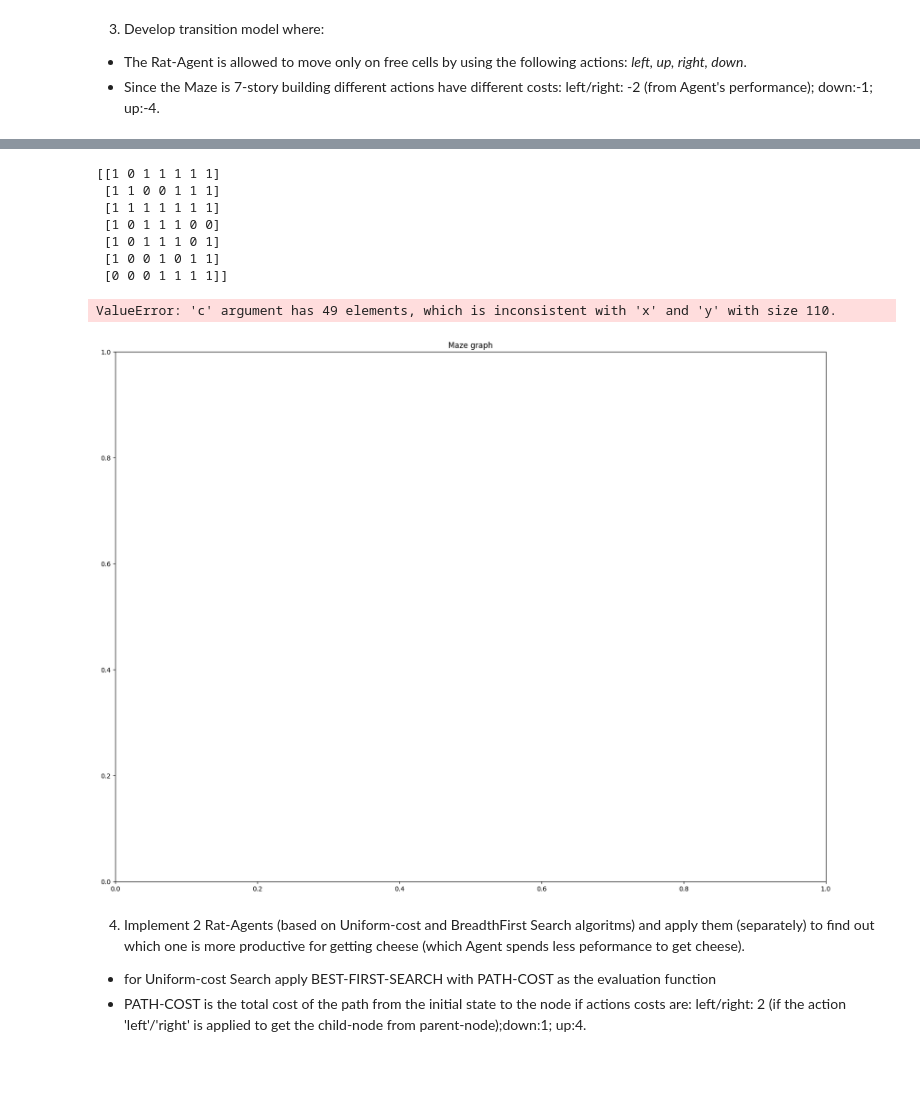
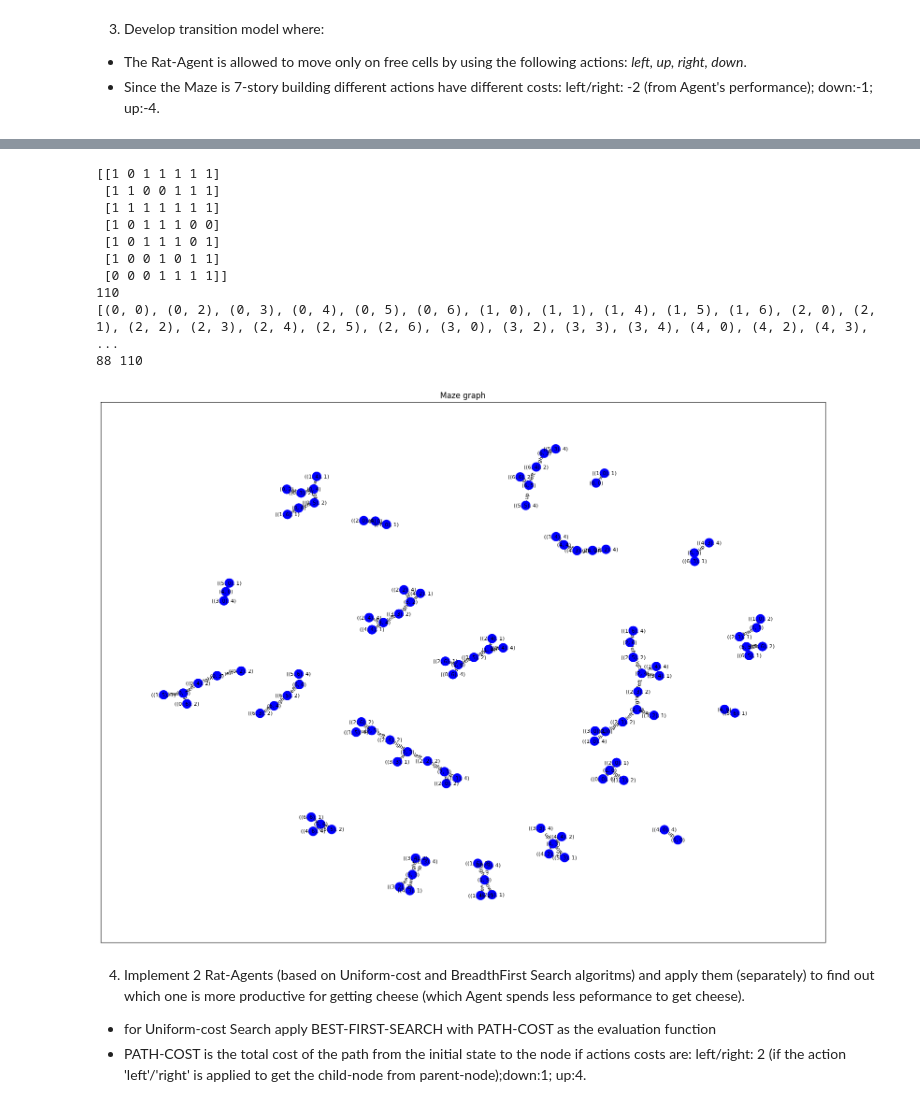
Before and after one commit to OakyNerd/complex-frogs, a Jupyter notebook: cs3220_A4/CS3220_A4_submission/A4_task1-4.ipynb, the cells around one changed output, grey strips where cells are left out. Drawn from its saved outputs; the diff is of its cells as text; code cells hidden in the pictures; blank space fills up the shorter version.

```diff
--- a/cs3220_A4/CS3220_A4_submission/A4_task1-4.ipynb
+++ b/cs3220_A4/CS3220_A4_submission/A4_task1-4.ipynb
@@ -184,16 +121,18 @@ def simple_visualization2(data,mazeStructure):
 # %%
 mazeWorldGraph2 = mazeGraph(maze2,mazeStatesLocations(7))
-simple_visualization(mazeWorldGraph2, mazeRand)
+simple_visualization1(mazeWorldGraph2, mazeRand)
 # %% [output]
 [[1 0 1 1 1 1 1]
  [1 1 0 0 1 1 1]
  [1 1 1 1 1 1 1]
  [1 0 1 1 1 0 0]
  [1 0 1 1 1 0 1]
  [1 0 0 1 0 1 1]
  [0 0 0 1 1 1 1]]
+110
+[(0, 0), (0, 2), (0, 3), (0, 4), (0, 5), (0, 6), (1, 0), (1, 1), (1, 4), (1, 5), (1, 6), (2, 0), (2, 1), (2, 2), (2, 3), (2, 4), (2, 5), (2, 6), (3, 0), (3, 2), (3, 3), (3, 4), (4, 0), (4, 2), (4, 3), ...
+88 110
-ValueError: 'c' argument has 49 elements, which is inconsistent with 'x' and 'y' with size 110.
-[figure, old version]
+[figure, new version]
 # %% [markdown]
 4. Implement 2 Rat-Agents (based on Uniform-cost  and BreadthFirst Search algoritms) and apply them (separately) to find out which one is more productive for getting cheese (which Agent spends less peformance to get cheese).
 * for Uniform-cost Search apply BEST-FIRST-SEARCH
```
Also changed, not shown: parts of 3 cells of this notebook.
